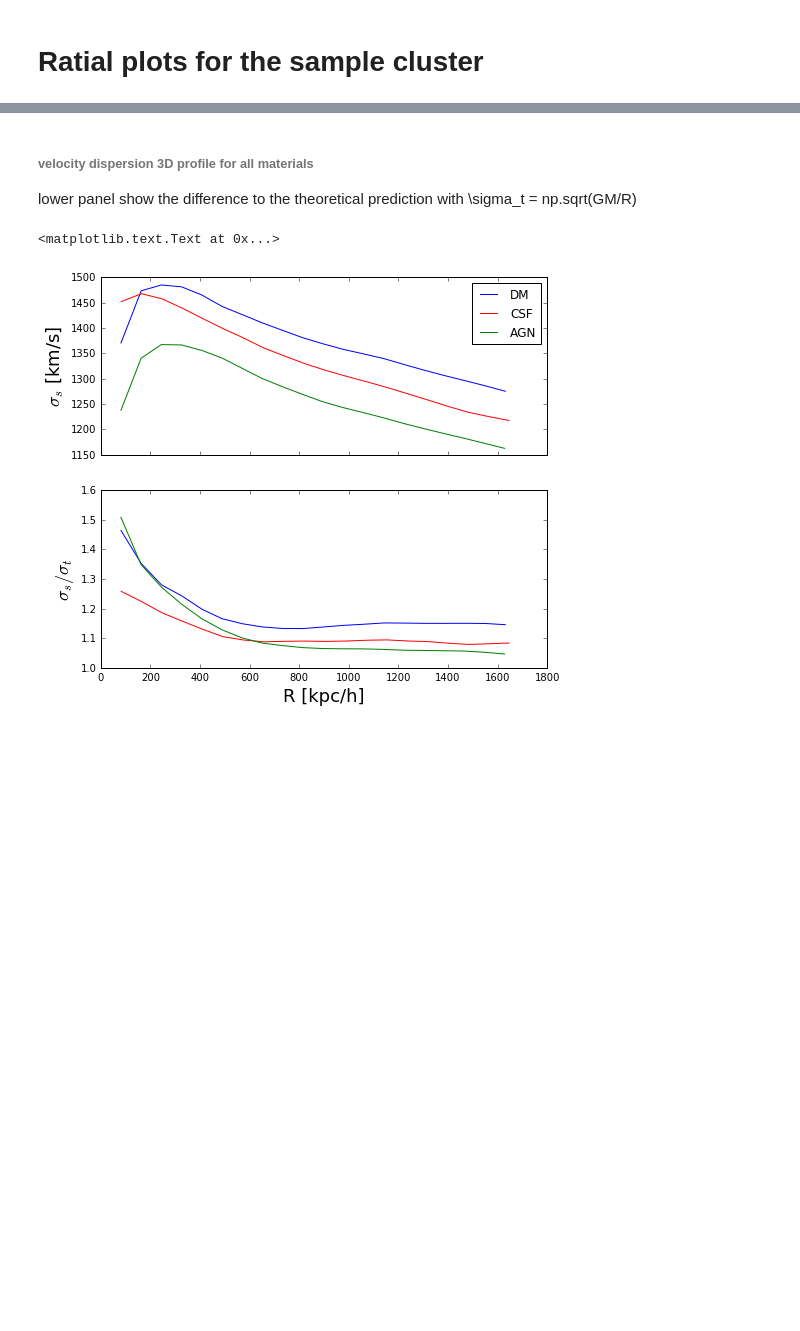
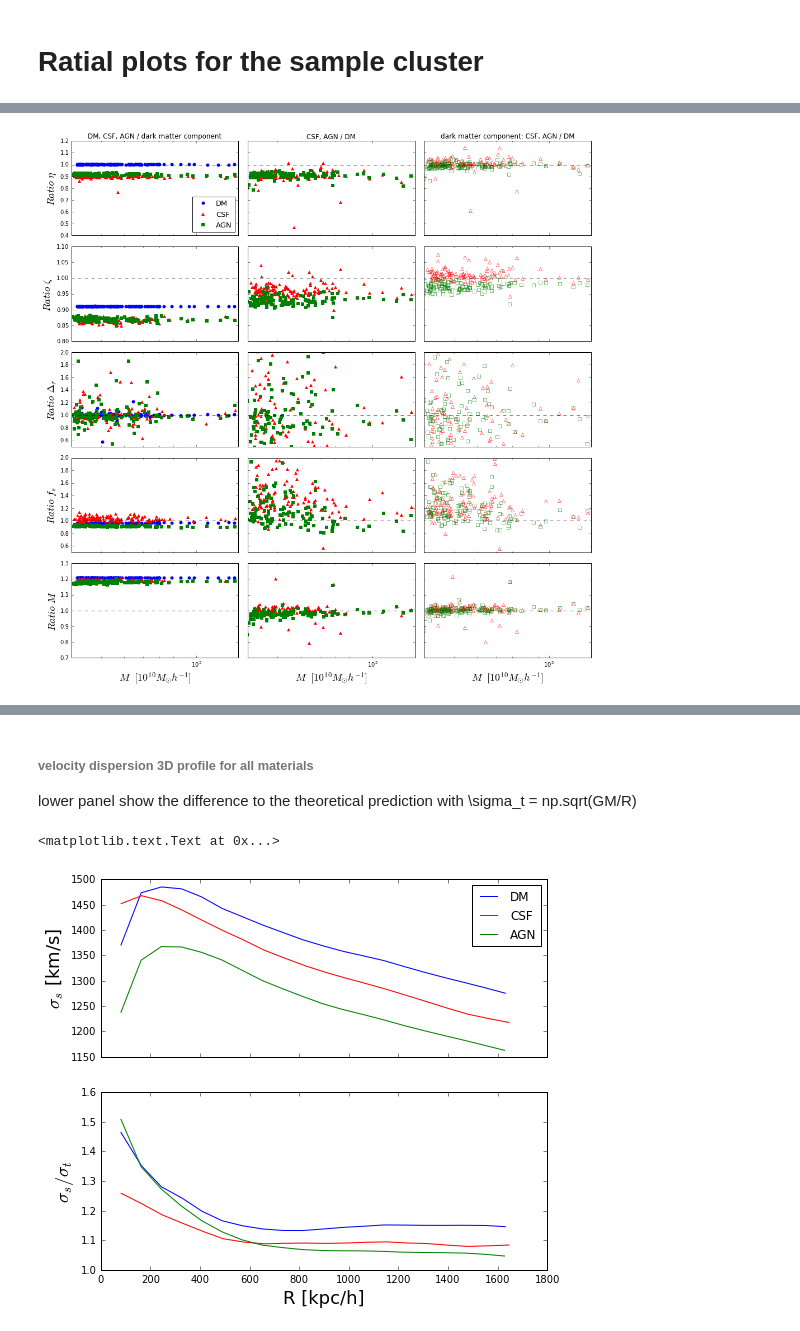
Before and after one commit to ilaudy/notebook, a Jupyter notebook: radiual-profile.ipynb, the cells around one changed output, grey strips where cells are left out. Cells and saved outputs as stored; diff of their text form; code cells hidden in the pictures; blank space fills up the shorter version.

```diff
--- a/radiual-profile.ipynb
+++ b/radiual-profile.ipynb
@@ -28,0 +146,95 @@ ag_9=np.loadtxt(path+"AGN/data/KP_sin-al-9.txt")
+# %%
+f5,axes=subplots(5, 3,sharex='all',sharey='row')
+f5.set(figwidth=14,figheight=14)
+# for i in [0,6,8]:
+#     if i == 0:
+#         #dm_s=dm_0; cs_s=cs_0; ag_s=ag_0
+#         lss='-'
+#     elif i == 6:
+#         #dm_s=dm_1; cs_s=cs_1; ag_s=ag_1
+#         lss=':'
+#     elif i == 8:
+#         #dm_s=dm_9; cs_s=cs_9; ag_s=ag_9
+#         lss='--'
+
+#     if i == 0:
+axes[0,0].plot(rdm[:,-1,6],eta_dm[:,-1]/eta_odm[:,-1], ls='none',marker='o',mec='none',mfc='b',label="DM") #\eta
+axes[0,0].plot(csf[:,-1,6],eta_cs[:,-1]/eta_ocs[:,-1], ls='none',marker='^',mec='none',mfc='r',label="CSF") #\eta
+axes[0,0].plot(agn[:,-1,6],eta_ag[:,-1]/eta_oag[:,-1], ls='none',marker='s',mec='none',mfc='g',label="AGN") #\eta
+axes[0,1].plot(csf[:,-1,6],eta_cs[:,-1]/eta_dm[:,-1], ls='none',marker='^',mec='none',mfc='r',label="CSF") #\eta
+axes[0,1].plot(agn[:,-1,6],eta_ag[:,-1]/eta_dm[:,-1], ls='none',marker='s',mec='none',mfc='g',label="AGN") #\eta
+axes[0,2].plot(csf[:,-1,6],eta_ocs[:,-1]/eta_odm[:,-1], ls='none',marker='^',mec='r',mfc='none',label="CSF") #\eta
+axes[0,2].plot(agn[:,-1,6],eta_oag[:,-1]/eta_odm[:,-1], ls='none',marker='s',mec='g',mfc='none',label="AGN") #\eta
+#     else:
+# axes[0,0].plot(rdm[i,:,0],eta_dm[i,:], c='b',marker='o',mec='none',mfc='b',ls=lss) #\eta
+# axes[0,0].plot(csf[i,:,0],eta_cs[i,:], c='r',marker='^',mec='none',mfc='r',ls=lss) #\eta
+# axes[0,0].plot(agn[i,:,0],eta_ag[i,:], c='g',marker='s',mec='none',mfc='g',ls=lss) #\eta
+
+axes[1,0].plot(rdm[:,-1,6],zeta_dm[:,-1]/zeta_odm[:,-1], ls='none',marker='o',mec='none',mfc='b',label="DM") #\zeta
+axes[1,0].plot(csf[:,-1,6],zeta_cs[:,-1]/zeta_ocs[:,-1], ls='none',marker='^',mec='none',mfc='r',label="CSF") #\zeta
+axes[1,0].plot(agn[:,-1,6],zeta_ag[:,-1]/zeta_oag[:,-1], ls='none',marker='s',mec='none',mfc='g',label="AGN") #\zeta
+axes[1,1].plot(csf[:,-1,6],zeta_cs[:,-1]/zeta_dm[:,-1], ls='none',marker='^',mec='none',mfc='r',label="CSF") #\zeta
+axes[1,1].plot(agn[:,-1,6],zeta_ag[:,-1]/zeta_dm[:,-1], ls='none',marker='s',mec='none',mfc='g',label="AGN") #\zeta
+axes[1,2].plot(csf[:,-1,6],zeta_ocs[:,-1]/zeta_odm[:,-1], ls='none',marker='^',mec='r',mfc='none',label="CSF") #\zeta
+axes[1,2].plot(agn[:,-1,6],zeta_oag[:,-1]/zeta_odm[:,-1], ls='none',marker='s',mec='g',mfc='none',label="AGN") #\zeta
+
+axes[2,0].plot(rdm[:,-1,6],delta_dm[:,-1]/delta_odm[:,-1], ls='none',marker='o',mec='none',mfc='b',label="DM") #\eta
+axes[2,0].plot(csf[:,-1,6],delta_cs[:,-1]/delta_ocs[:,-1], ls='none',marker='^',mec='none',mfc='r',label="CSF") #\eta
+axes[2,0].plot(agn[:,-1,6],delta_ag[:,-1]/delta_oag[:,-1], ls='none',marker='s',mec='none',mfc='g',label="AGN") #\eta
+axes[2,1].plot(csf[:,-1,6],delta_cs[:,-1]/delta_dm[:,-1], ls='none',marker='^',mec='none',mfc='r',label="CSF") #\eta
+axes[2,1].plot(agn[:,-1,6],delta_ag[:,-1]/delta_dm[:,-1], ls='none',marker='s',mec='none',mfc='g',label="AGN") #\eta
+axes[2,2].plot(csf[:,-1,6],delta_ocs[:,-1]/delta_odm[:,-1], ls='none',marker='^',mec='r',mfc='none',label="CSF") #\eta
+axes[2,2].plot(agn[:,-1,6],delta_oag[:,-1]/delta_odm[:,-1], ls='none',marker='s',mec='g',mfc='none',label="AGN") #\eta
+
+axes[3,0].plot(rdm[:,-1,6],fs_dm[:,-1]/fs_odm[:,-1], ls='none',marker='o',mec='none',mfc='b',label="DM") #\eta
+axes[3,0].plot(csf[:,-1,6],fs_cs[:,-1]/fs_ocs[:,-1], ls='none',marker='^',mec='none',mfc='r',label="CSF") #\eta
+axes[3,0].plot(agn[:,-1,6],fs_ag[:,-1]/fs_oag[:,-1], ls='none',marker='s',mec='none',mfc='g',label="AGN") #\eta
+axes[3,1].plot(csf[:,-1,6],fs_cs[:,-1]/fs_dm[:,-1], ls='none',marker='^',mec='none',mfc='r',label="CSF") #\eta
+axes[3,1].plot(agn[:,-1,6],fs_ag[:,-1]/fs_dm[:,-1], ls='none',marker='s',mec='none',mfc='g',label="AGN") #\eta
+axes[3,2].plot(csf[:,-1,6],fs_ocs[:,-1]/fs_odm[:,-1], ls='none',marker='^',mec='r',mfc='none',label="CSF") #\eta
+axes[3,2].plot(agn[:,-1,6],fs_oag[:,-1]/fs_odm[:,-1], ls='none',marker='s',mec='g',mfc='none',label="AGN") #\eta
+
+axes[4,0].plot(rdm[:,-1,6],rdm[:,-1,6]/rdm[:,-1,7], ls='none',marker='o',mec='none',mfc='b',label="DM") #\eta
+axes[4,0].plot(csf[:,-1,6],csf[:,-1,6]/csf[:,-1,7], ls='none',marker='^',mec='none',mfc='r',label="CSF") #\eta
+axes[4,0].plot(agn[:,-1,6],agn[:,-1,6]/agn[:,-1,7], ls='none',marker='s',mec='none',mfc='g',label="AGN") #\eta
+axes[4,1].plot(csf[:,-1,6],csf[:,-1,6]/rdm[:,-1,6], ls='none',marker='^',mec='none',mfc='r',label="CSF") #\eta
+axes[4,1].plot(agn[:,-1,6],agn[:,-1,6]/rdm[:,-1,6], ls='none',marker='s',mec='none',mfc='g',label="AGN") #\eta
+axes[4,2].plot(csf[:,-1,6],csf[:,-1,7]/rdm[:,-1,7], ls='none',marker='^',mec='r',mfc='none',label="CSF") #\eta
+axes[4,2].plot(agn[:,-1,6],agn[:,-1,7]/rdm[:,-1,7], ls='none',marker='s',mec='g',mfc='none',label="AGN") #\eta
+#     ax1.plot(cs_s[:,1],(cs_s[:,2]+cs_s[:,3]-cs_s[:,5]-cs_s[:,6])/-cs_s[:,4],'r',ls=lss,label="CSF")
+#     ax1.plot(ag_s[:,1],(ag_s[:,2]+ag_s[:,3]-ag_s[:,5]-ag_s[:,6])/-ag_s[:,4],'g',ls=lss,label="AGN")
+#     ax2.plot(dm_s[:,1],dm_s[:,-3]/dm_s[:,1],'b',ls=lss,label="DM") #\Delta_r
+#     ax2.plot(cs_s[:,1],cs_s[:,-3]/cs_s[:,1],'r',ls=lss,label="CSF")
+#     ax2.plot(ag_s[:,1],ag_s[:,-3]/ag_s[:,1],'g',ls=lss,label="AGN")
+#     ax3.plot(dm_s[:,1],dm_s[:,-2],'b',ls=lss,label="DM") #fs
+#     ax3.plot(cs_s[:,1],cs_s[:,-2],'r',ls=lss,label="CSF")
+#     ax3.plot(ag_s[:,1],ag_s[:,-2],'g',ls=lss,label="AGN")
+
+##[ax.set_ylim(0.7,1.75) for ax in [ax11,ax21]]
+[ax.plot(ax.get_xlim(),[1,1],'k--') for ax in axes.reshape(15)]
+# # ax1.plot([dm_s[0,1], dm_s[-1,1]], [1,1], 'k--')
+# axes[0,0].set_ylim(0.7,1.5)
+# axes[1,0].set_ylim(1.02,1.44)
+axes[2,0].set_ylim(.5,2.)
+axes[3,0].set_ylim(.5,2.)
+axes[3,0].set_xlim(30000,150000)
+
+l=axes[0,0].legend(loc=4,fontsize=13,numpoints=1)
+l.set_zorder(-2)
+axes[0,0].set_title("DM, CSF, AGN / dark matter component")
+axes[0,1].set_title("CSF, AGN / DM")
+axes[0,2].set_title("dark matter component: CSF, AGN / DM")
+axes[0,0].set_xscale('log')
+axes[0,0].set_ylabel(r"$Ratio \ {\eta}$",fontsize=18)
+axes[1,0].set_ylabel(r"$Ratio \ {\zeta}$",fontsize=18)
+axes[2,0].set_ylabel(r"$Ratio \ {\Delta_r}$",fontsize=18)
+axes[3,0].set_ylabel(r"$Ratio \ {f_s}$",fontsize=18)
+axes[4,0].set_ylabel(r"$Ratio \ M$",fontsize=18)
+axes[4,0].set_xlabel(r"$M \ \ [10^{10} M_{\odot} h^{-1}]$",fontsize=18)
+axes[4,1].set_xlabel(r"$M \ \ [10^{10} M_{\odot} h^{-1}]$",fontsize=18)
+axes[4,2].set_xlabel(r"$M \ \ [10^{10} M_{\odot} h^{-1}]$",fontsize=18)
+#axes[3].set_xlabel("R [kpc/h]",fontsize=18)
+f5.tight_layout()
+f5.savefig('./plots/BE.eps',dpi=250)
+# %% [output]
+[figure, added]
```
Also changed, not shown: parts of 7 cells of this notebook, 2 other files.
